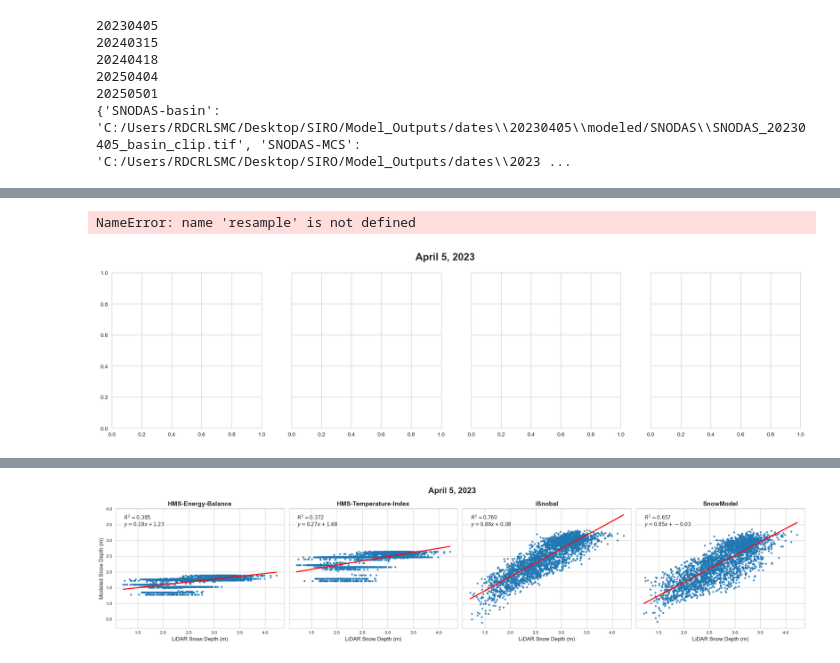
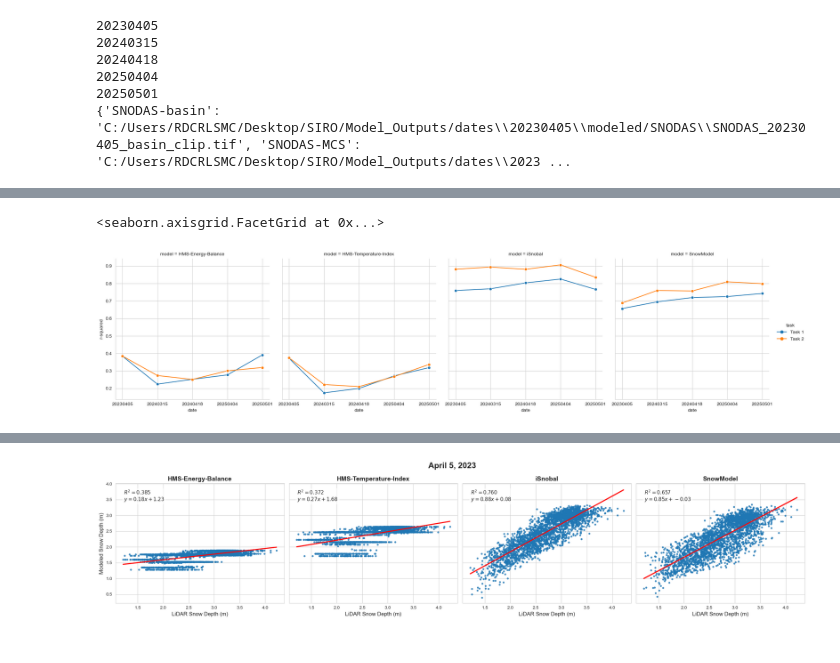
Before and after one commit to naniciafone/SIRO, a Jupyter notebook: notebooks/analysis.ipynb, the cells around one changed output, grey strips where cells are left out. Cells and saved outputs as stored; diff of their text form; code cells hidden in the pictures.

Commit message:
regression figs

```diff
--- a/notebooks/analysis.ipynb
+++ b/notebooks/analysis.ipynb
@@ -307,60 +218,14 @@ SnowModel = sns.relplot(
-# %%
-
-# --- Create the figure and subplots ---
-# We have 4 models, so we create 4 subplots (1 row, 4 columns)
-# I've increased the figsize for better readability
-
-sns.set_style('whitegrid')
-fig, axs = plt.subplots(nrows=1, ncols=4, figsize=(22, 5), sharey=True)
-fig.suptitle('April 5, 2023', fontsize=18, fontweight='bold')
-
-# --- Loop through each model to create a subplot ---
-# We use enumerate to get an index 'i' for selecting the subplot
-for i, (name, model_data) in enumerate(resample.items()):
-    raster = rxr.open_rasterio(model_data, masked=True).squeeze()
-    # 1. Flatten and clean data (your existing code)
-    # Ensure you are using the cleaned data for plotting!
-    x = lidar.values.flatten()
-    y = raster.values.flatten()
-    mask = ~np.isnan(x) & ~np.isnan(y)
-    x_clean = x[mask]
-    y_clean = y[mask]
-
-    # Select the correct subplot for the current model
-    ax = axs[i]
-
-    # 2. Create the regression plot on the correct subplot
-    # Use the cleaned data (x_clean, y_clean) for the plot
-    sns.regplot(x=x_clean, y=y_clean, ax=ax,
-                scatter_kws={'alpha': 0.8, 's': 10}, # Make points transparent to see density
-                line_kws={'color': 'red'})          # Make regression line stand out
-
-    # 3. Calculate statistics to display on the plot
-    slope, intercept, r_value, p_value, std_err = linregress(x_clean, y_clean)
-    r_squared = r_value**2
-
-    # 4. Add title and labels
-    ax.set_title(name, fontsize=14, fontweight='bold')
-    ax.set_xlabel("LiDAR Snow Depth (m)", fontsize=12)
-
-    # 5. Add a text box with the R² and regression equation
-    # The text is placed using relative coordinates (0.05, 0.95) -> 5% from left, 95% from top
-    stats_text = f'$R^2 = {r_squared:.3f}$\n$y = {slope:.2f}x + {intercept:.2f}$'
-    ax.text(0.05, 0.95, stats_text,
-            transform=ax.transAxes,
-            fontsize=11,
-            verticalalignment='top',
-            bbox=dict(boxstyle='round,pad=0.3', fc='white', alpha=0.6))
-
-# --- Final Figure-Level Adjustments ---
-# Add a single, shared y-label for the entire figure
-axs[0].set_ylabel("Modeled Snow Depth (m)", fontsize=12)
-
-# Improve layout to prevent titles/labels from overlapping
-plt.tight_layout()
-
-# Display the final plot
-plt.show()
-# %% [output]
-NameError: name 'resample' is not defined
-[figure, removed]
+# %%
+sns.relplot(
+    data=df,
+    x='date',
+    y='r-squared',
+    hue='task',
+    col='model',
+    kind='line',
+    marker='o',
+    col_wrap=4
+)
+# %% [output]
+<seaborn.axisgrid.FacetGrid at 0x...>
+[figure, added]
```
Also changed, not shown: parts of 13 cells of this notebook.
